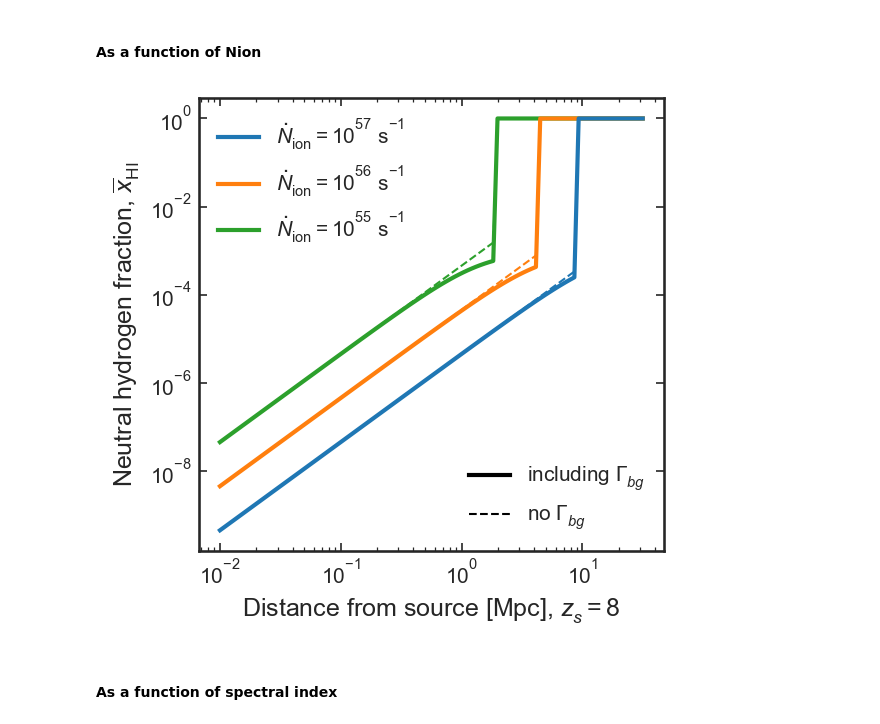
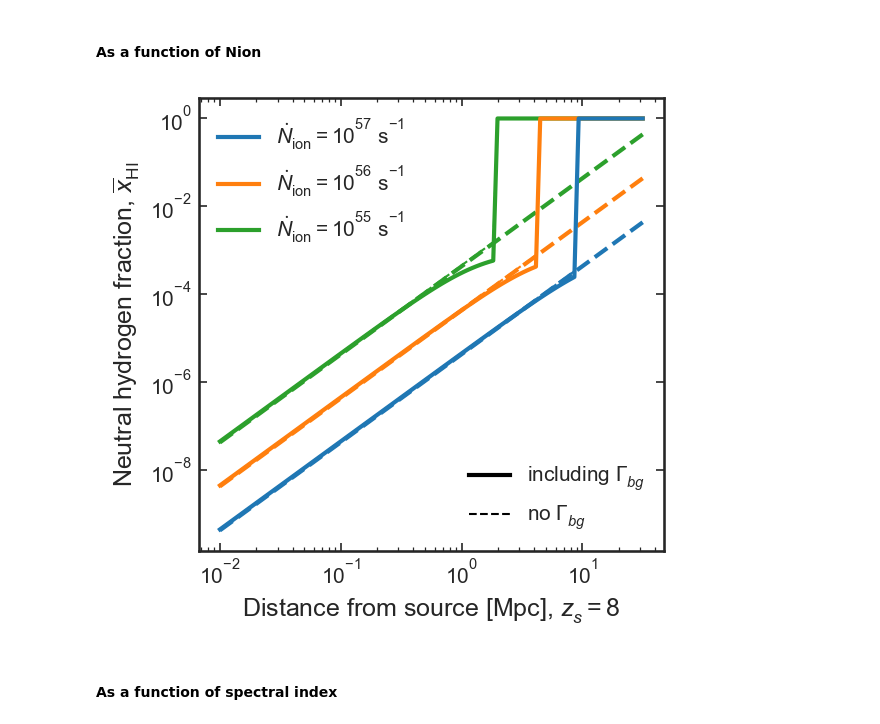
Before and after one commit to charlottenosam/LyaLineshapes, a Jupyter notebook: notebooks/bubble_size_lya_DV.ipynb, the cells around one changed output. Cells and saved outputs as stored; diff of their text form; code cells hidden in the pictures.

```diff
--- a/notebooks/bubble_size_lya_DV.ipynb
+++ b/notebooks/bubble_size_lya_DV.ipynb
@@ -197,34 +197,41 @@ for fesc in fesc_tab:
     Ndot_ion = bubbles.Ndot_ion_from_Lnu(nu, fesc=fesc/2., qso=True)
 
     R_HII = R_bubble_Stromgren(z_s, Ndot_ion=Ndot_ion)
 
     # No background
     xHI_radial = xHI_R(r=Rtab, z_s=z_s, fesc=fesc/2., J_bg=False)
     xHI_radial[Rtab > R_HII] = 1.
 
     ln = plt.loglog(Rtab, xHI_radial, zorder=fesc, lw=1, ls='dashed')
 
     # With background
     xHI_radial = xHI_R(r=Rtab, z_s=z_s, fesc=fesc/2., J_bg=True)
     xHI_radial[Rtab > R_HII] = 1.
 
     plt.loglog(Rtab, xHI_radial, zorder=fesc, lw=2, c=ln[0].get_color(),
                label='$\dot{N}_\mathrm{ion} = 10^{%.0f}$ s$^{-1}$' % np.log10(Ndot_ion.value))
 
+    xHI_01 = (xHI_radial[np.abs(Rtab.value - 0.1) < 0.005])
+    m = 2.
+    c = np.log10(xHI_01) + m
+    xHI = xHI_01*(10*Rtab)**m
+
+    plt.loglog(Rtab, xHI, zorder=fesc, lw=2, ls='dashed', c=ln[0].get_color())
+
 background_line   = mlines.Line2D([], [], color='k', lw=2, label='including $\Gamma_{bg}$')
 nobackground_line = mlines.Line2D([], [], color='k', lw=1, ls='dashed', label='no $\Gamma_{bg}$')
 
 leg = plt.legend(handles=[background_line, nobackground_line], loc='lower right')
 plt.gca().add_artist(leg)
 
 plt.legend()
 
 plt.xlabel('Distance from source [Mpc], $z_s=%.0f$' % z_s)
 plt.ylabel('Neutral hydrogen fraction, $\overline{x}_\mathrm{HI}$')
 
 plt.savefig('../figs/x_HI_withbg_zs=%.0f.pdf' % z_s)
 # %% [output]
-[figure, old version]
+[figure, new version]
 # %% [markdown]
 #### As a function of spectral index
 # %%
```
Also changed, not shown: parts of 10 cells of this notebook, 3 other files.
